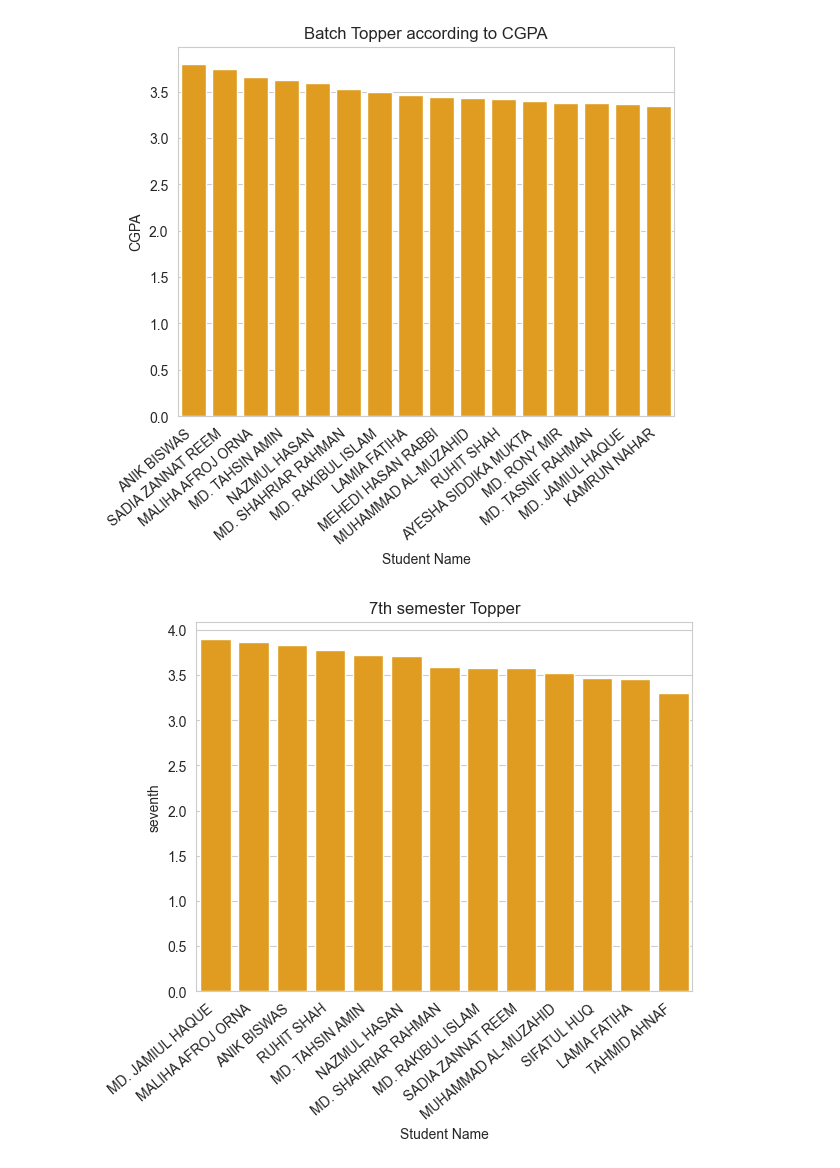
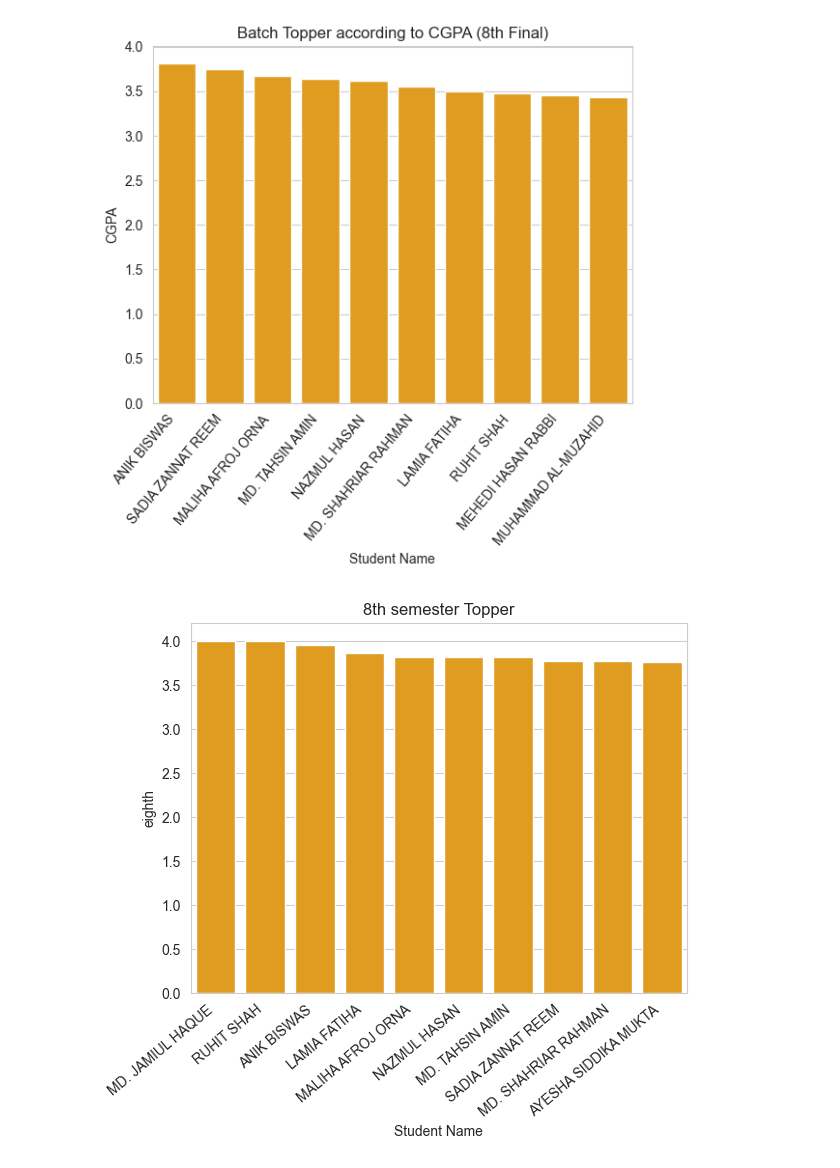
Before and after one commit to bhyeanhasan/ML-and-AI, a Jupyter notebook: Result/Result Analysis.ipynb, the cells around one changed output. Drawn from its saved outputs; the diff is of its cells as text; code cells hidden in the pictures.

```diff
--- a/Result/Result Analysis.ipynb
+++ b/Result/Result Analysis.ipynb
@@ -27,17 +27,17 @@ data
 # %%
 top = data.sort_values(by='CGPA', ascending=False)
-topper = sns.barplot(top.head(16), x='Student Name', y='CGPA',color='orange')
-topper.set_xticklabels(topper.get_xticklabels(), rotation=40, ha="right")
-plt.title("Batch Topper according to CGPA")
+topper = sns.barplot(top.head(10), x='Student Name', y='CGPA',color='orange')
+topper.set_xticklabels(topper.get_xticklabels(), rotation=50, ha="right")
+plt.title("Batch Topper according to CGPA (8th Final)")
 plt.show()
 # %% [output]
-[figure, old version]
+[figure, new version]
 # %%
-top_6th = data.sort_values(by='seventh', ascending=False)
-sixth = sns.barplot(top_6th.head(13), x='Student Name', y='seventh',color='orange')
+top_6th = data.sort_values(by='eighth', ascending=False)
+sixth = sns.barplot(top_6th.head(10), x='Student Name', y='eighth',color='orange')
 sixth.set_xticklabels(sixth.get_xticklabels(), rotation=40, ha="right")
-plt.title("7th semester Topper")
+plt.title("8th semester Topper")
 plt.show()
 # %% [output]
-[figure, old version]
+[figure, new version]
 # %%
```
Also changed, not shown: parts of 6 cells of this notebook, 4 other files.
